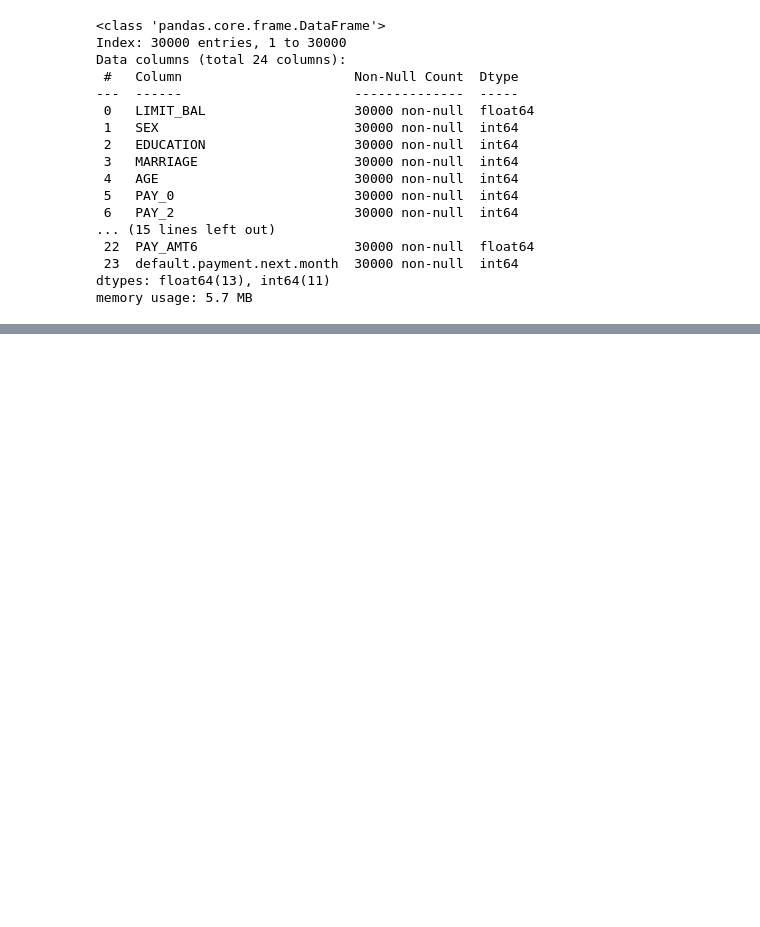
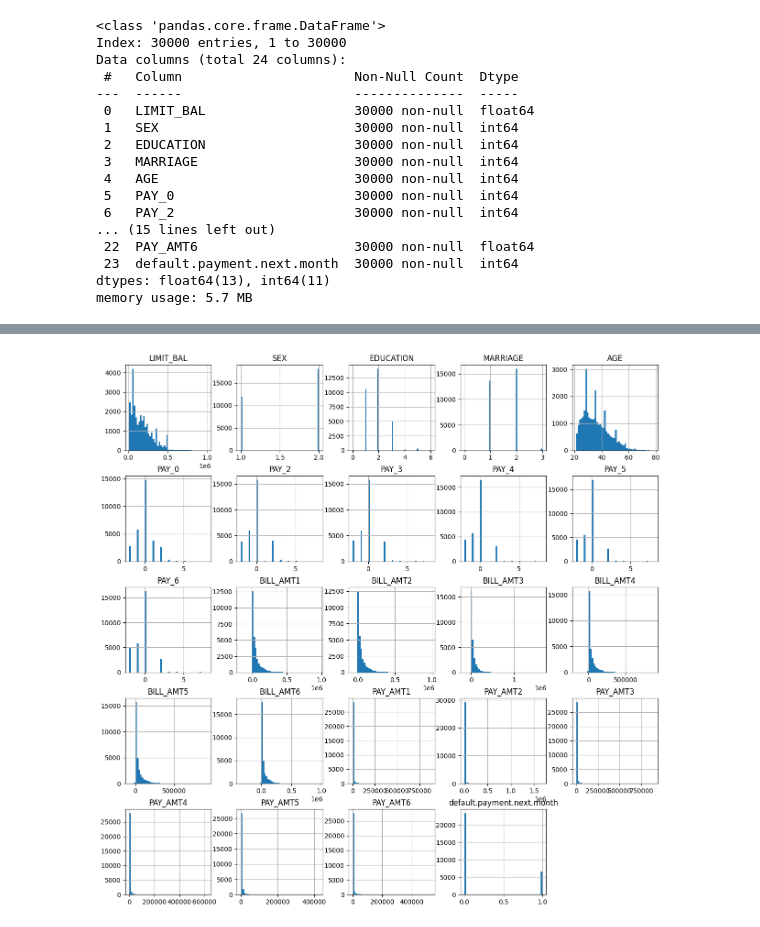
Before and after one commit to dakboiszzz/credit-default-insights, a Jupyter notebook: notebooks/data_exploration.ipynb, the cells around one changed output, grey strips where cells are left out. Drawn from its saved outputs; the diff is of its cells as text; code cells hidden in the pictures; blank space fills up the shorter version.

```diff
--- a/notebooks/data_exploration.ipynb
+++ b/notebooks/data_exploration.ipynb
@@ -40,0 +99,5 @@ memory usage: 5.7 MB
+# %%
+df.hist(bins=50, figsize=(15, 15))
+plt.show()
+# %% [output]
+[figure, added]
```
Also changed, not shown: parts of 4 cells of this notebook.
